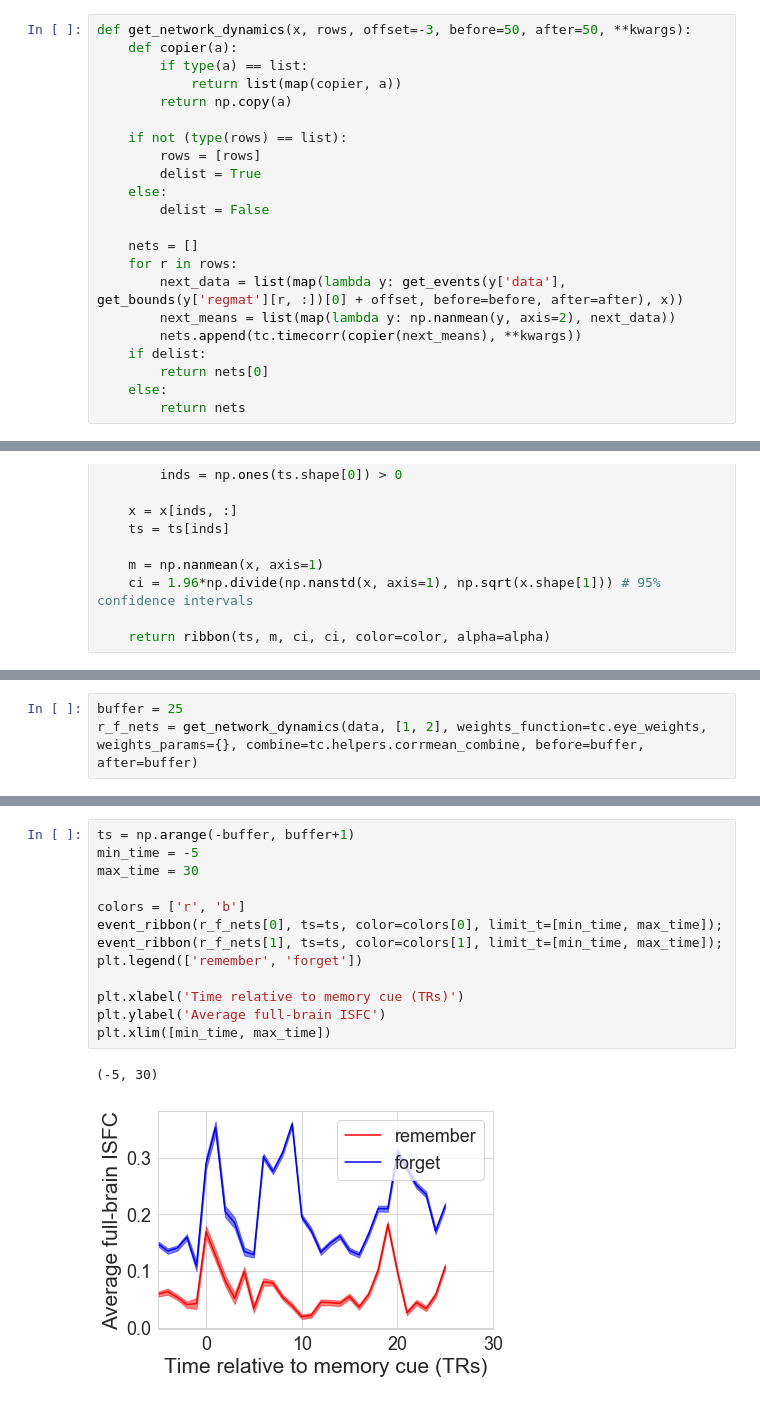
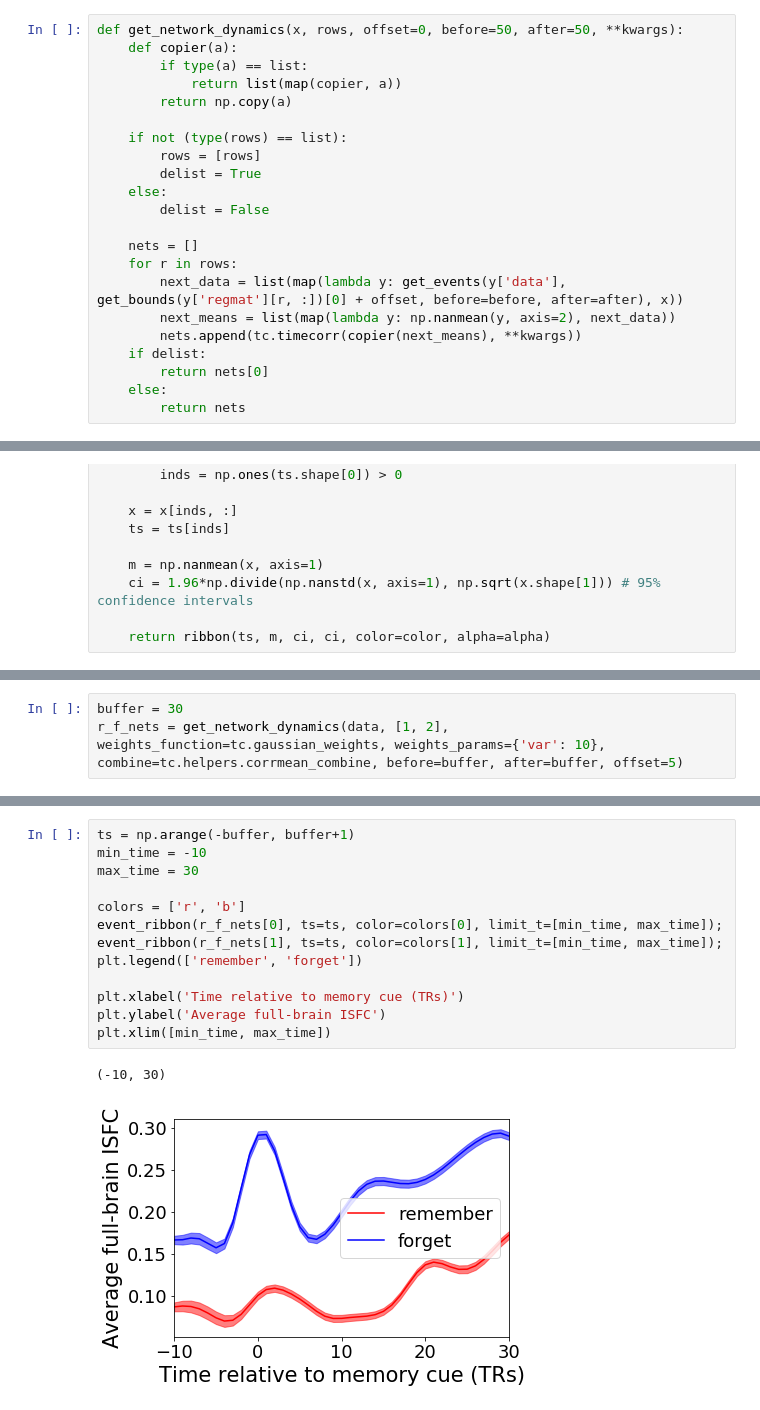
Before and after one commit to ContextLab/directed-forgetting-network-dynamics, a Jupyter notebook: code/network_analyses.ipynb, the cells around one changed output, grey strips where cells are left out. Saved outputs shown, nothing was run; the diff lists cells and outputs as text.

```diff
--- a/code/network_analyses.ipynb
+++ b/code/network_analyses.ipynb
@@ -161,7 +166,7 @@ def get_events(data, event_times, before=25, after=25):
         x[start_ind:end_ind, :, i] = data[start_time:end_time, :]
     return x
 # %%
-def get_network_dynamics(x, rows, offset=-3, before=50, after=50, **kwargs):
+def get_network_dynamics(x, rows, offset=0, before=50, after=50, **kwargs):
     def copier(a):
         if type(a) == list:
             return list(map(copier, a))
@@ -219,6 +228,6 @@ def event_ribbon(x, ts=None, limit_t=None, color='k', alpha=0.5):
 # %%
-buffer = 25
-r_f_nets = get_network_dynamics(data, [1, 2], weights_function=tc.eye_weights, weights_params={}, combine=tc.helpers.corrmean_combine, before=buffer, after=buffer)
+buffer = 30
+r_f_nets = get_network_dynamics(data, [1, 2], weights_function=tc.gaussian_weights, weights_params={'var': 10}, combine=tc.helpers.corrmean_combine, before=buffer, after=buffer, offset=5)
 # %%
 sns.heatmap(pd.DataFrame(r_f_nets[0], index=np.arange(-buffer, buffer+1)), vmin=-0.5, vmax=0.5)
 plt.title('Remember cue');
@@ -236,16 +245,16 @@ plt.xlabel('Network pair');
 # %%
 ts = np.arange(-buffer, buffer+1)
-min_time = -5
+min_time = -10
 max_time = 30
 
 colors = ['r', 'b']
 event_ribbon(r_f_nets[0], ts=ts, color=colors[0], limit_t=[min_time, max_time]);
 event_ribbon(r_f_nets[1], ts=ts, color=colors[1], limit_t=[min_time, max_time]);
 plt.legend(['remember', 'forget'])
 
 plt.xlabel('Time relative to memory cue (TRs)')
 plt.ylabel('Average full-brain ISFC')
 plt.xlim([min_time, max_time])
 # %% [output]
-(-5, 30)
+(-10, 30)
-[figure, old version]
+[figure, new version]
```
Also changed, not shown: parts of 15 cells of this notebook, 1 other file.
